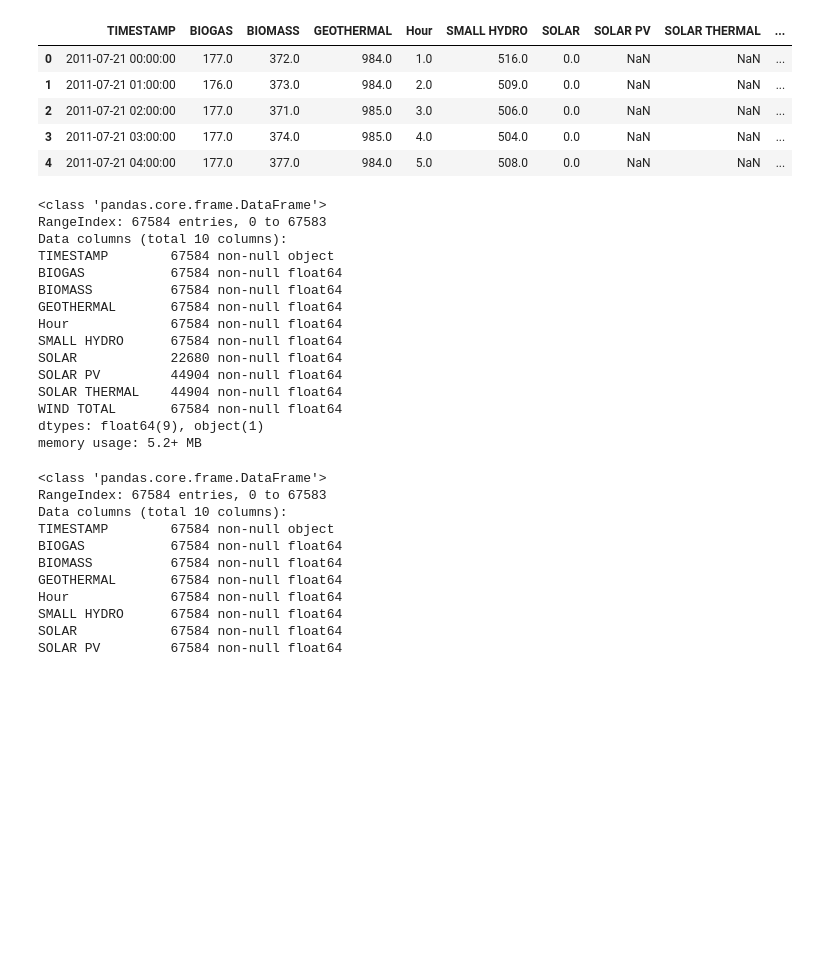
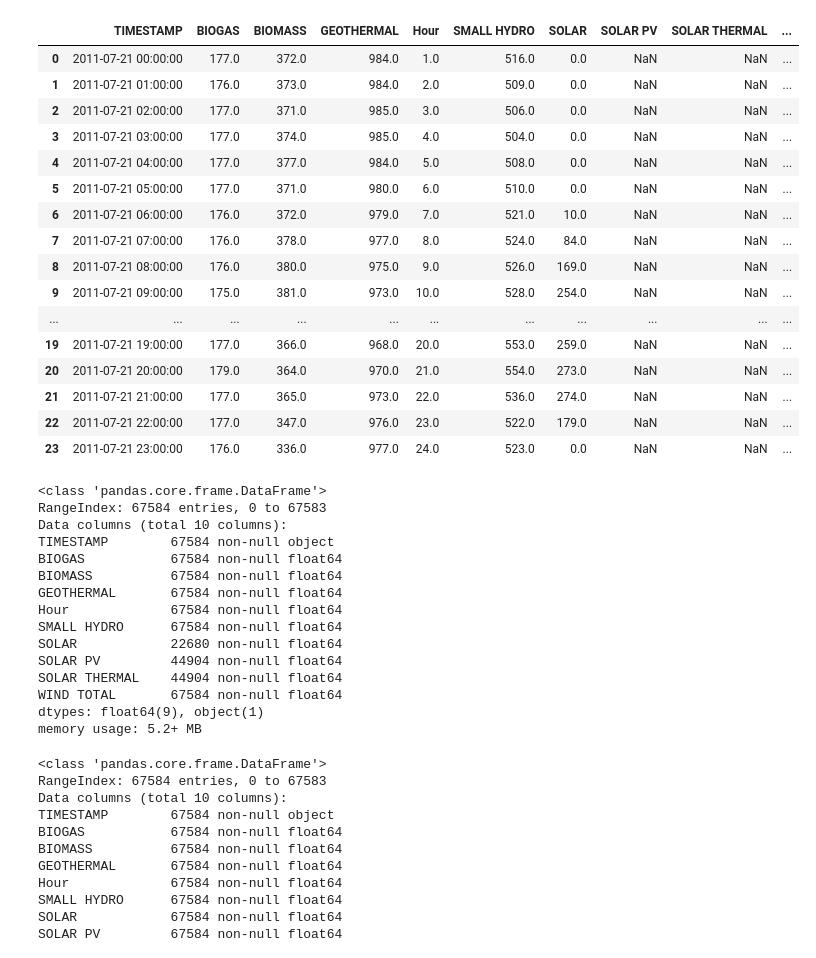
Before and after one commit to scottinsactown/California-Renewable-Energy--data-analysis, a Jupyter notebook: Project starter Book .ipynb, the cells around one changed output. Cells and saved outputs as stored; diff of their text form; code cells hidden in the pictures; blank space fills up the shorter version.

```diff
--- a/Project starter Book .ipynb
+++ b/Project starter Book .ipynb
@@ -1,19 +1,30 @@
 # %%
 import pandas as pd
 import numpy as np
 import matplotlib.pyplot as plt
 
 
 full_data = pd.read_csv('all_breakdown.csv')
-display(full_data.head())
+display(full_data.head(24))
 full_data.info()
 # %% [output]
 |  | TIMESTAMP | BIOGAS | BIOMASS | GEOTHERMAL | Hour | SMALL HYDRO | SOLAR | SOLAR PV | SOLAR THERMAL | ... |
 | 0 | 2011-07-21 00:00:00 | 177.0 | 372.0 | 984.0 | 1.0 | 516.0 | 0.0 | NaN | NaN | ... |
 | 1 | 2011-07-21 01:00:00 | 176.0 | 373.0 | 984.0 | 2.0 | 509.0 | 0.0 | NaN | NaN | ... |
 | 2 | 2011-07-21 02:00:00 | 177.0 | 371.0 | 985.0 | 3.0 | 506.0 | 0.0 | NaN | NaN | ... |
 | 3 | 2011-07-21 03:00:00 | 177.0 | 374.0 | 985.0 | 4.0 | 504.0 | 0.0 | NaN | NaN | ... |
 | 4 | 2011-07-21 04:00:00 | 177.0 | 377.0 | 984.0 | 5.0 | 508.0 | 0.0 | NaN | NaN | ... |
+| 5 | 2011-07-21 05:00:00 | 177.0 | 371.0 | 980.0 | 6.0 | 510.0 | 0.0 | NaN | NaN | ... |
+| 6 | 2011-07-21 06:00:00 | 176.0 | 372.0 | 979.0 | 7.0 | 521.0 | 10.0 | NaN | NaN | ... |
+| 7 | 2011-07-21 07:00:00 | 176.0 | 378.0 | 977.0 | 8.0 | 524.0 | 84.0 | NaN | NaN | ... |
+| 8 | 2011-07-21 08:00:00 | 176.0 | 380.0 | 975.0 | 9.0 | 526.0 | 169.0 | NaN | NaN | ... |
+| 9 | 2011-07-21 09:00:00 | 175.0 | 381.0 | 973.0 | 10.0 | 528.0 | 254.0 | NaN | NaN | ... |
+| ... | ... | ... | ... | ... | ... | ... | ... | ... | ... | ... |
+| 19 | 2011-07-21 19:00:00 | 177.0 | 366.0 | 968.0 | 20.0 | 553.0 | 259.0 | NaN | NaN | ... |
+| 20 | 2011-07-21 20:00:00 | 179.0 | 364.0 | 970.0 | 21.0 | 554.0 | 273.0 | NaN | NaN | ... |
+| 21 | 2011-07-21 21:00:00 | 177.0 | 365.0 | 973.0 | 22.0 | 536.0 | 274.0 | NaN | NaN | ... |
+| 22 | 2011-07-21 22:00:00 | 177.0 | 347.0 | 976.0 | 23.0 | 522.0 | 179.0 | NaN | NaN | ... |
+| 23 | 2011-07-21 23:00:00 | 176.0 | 336.0 | 977.0 | 24.0 | 523.0 | 0.0 | NaN | NaN | ... |
 <class 'pandas.core.frame.DataFrame'>
 RangeIndex: 67584 entries, 0 to 67583
 Data columns (total 10 columns):
```
Also changed, not shown: parts of 4 cells of this notebook.
